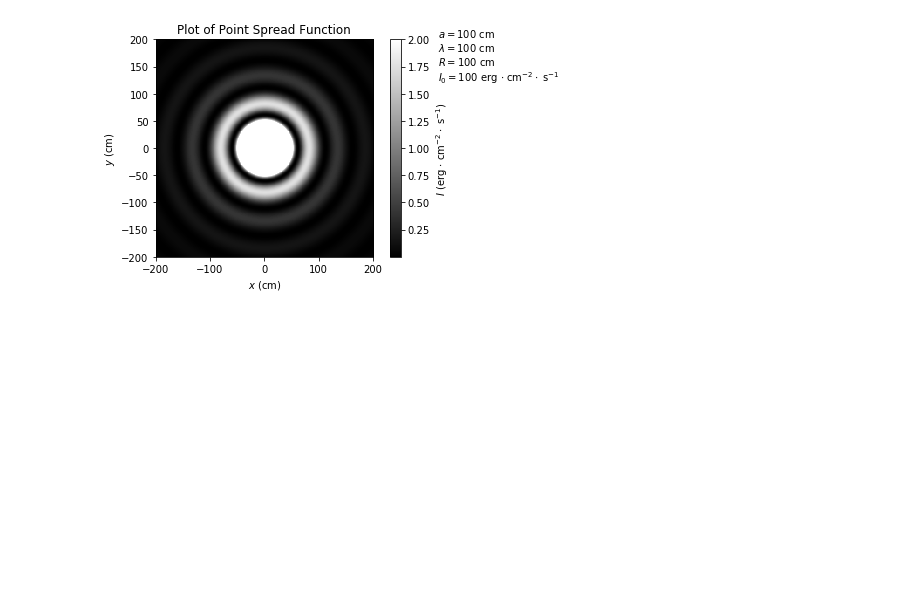
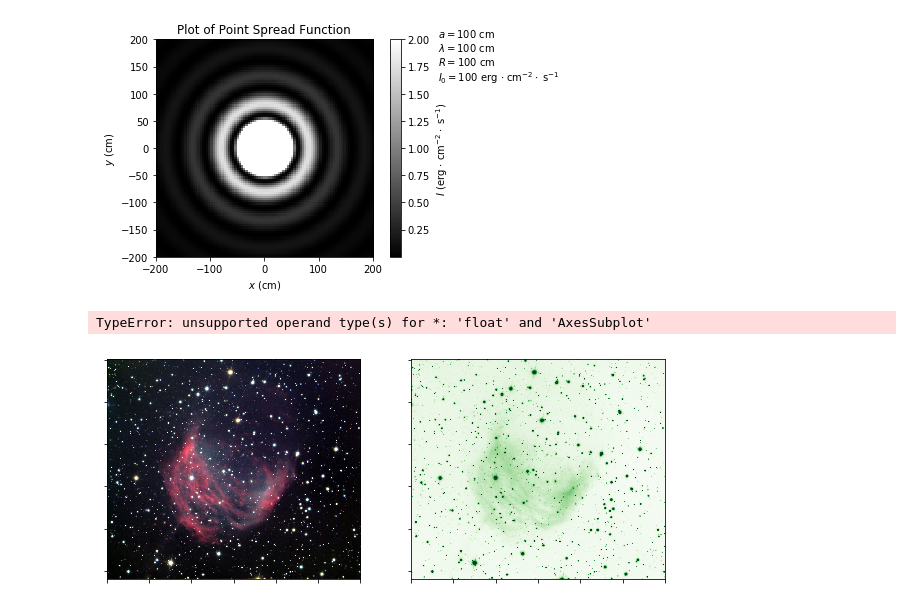
Before and after one commit to mwbub/Bub_Mathew_Assignment1, a Jupyter notebook: question3/bessel.ipynb, the cells around one changed output. Saved outputs shown, nothing was run; the diff lists cells and outputs as text; code cells hidden in the pictures; blank space fills up the shorter version.

Commit message:
Began work on image convoultion using point spread function

```diff
--- a/question3/bessel.ipynb
+++ b/question3/bessel.ipynb
@@ -67,0 +72,14 @@ plt.show()
+# %%
+image = plt.imread('medusa2.png')
+clrs = [image[:,:,i] for i in range(4)]
+# %% [output]
+TypeError: unsupported operand type(s) for *: 'float' and 'AxesSubplot'
+# %%
+fig, ax = plt.subplots(1,2, figsize = (10,10))
+ax[0].imshow(image)
+ax[1].imshow(green, cmap = 'Greens')
+for a in ax:
+    a.set_xticklabels([])
+    a.set_yticklabels([])
+# %% [output]
+[figure, added]
```
Also changed, not shown: parts of 3 cells of this notebook, 2 other files.
